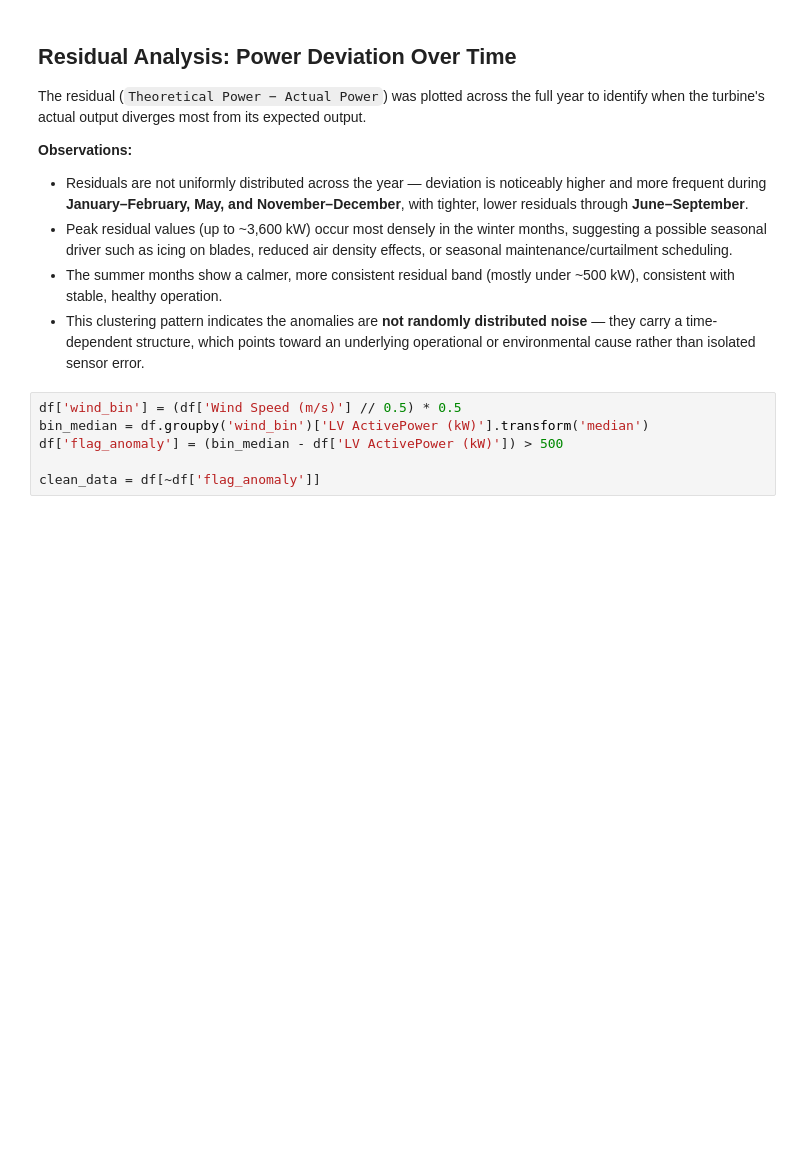
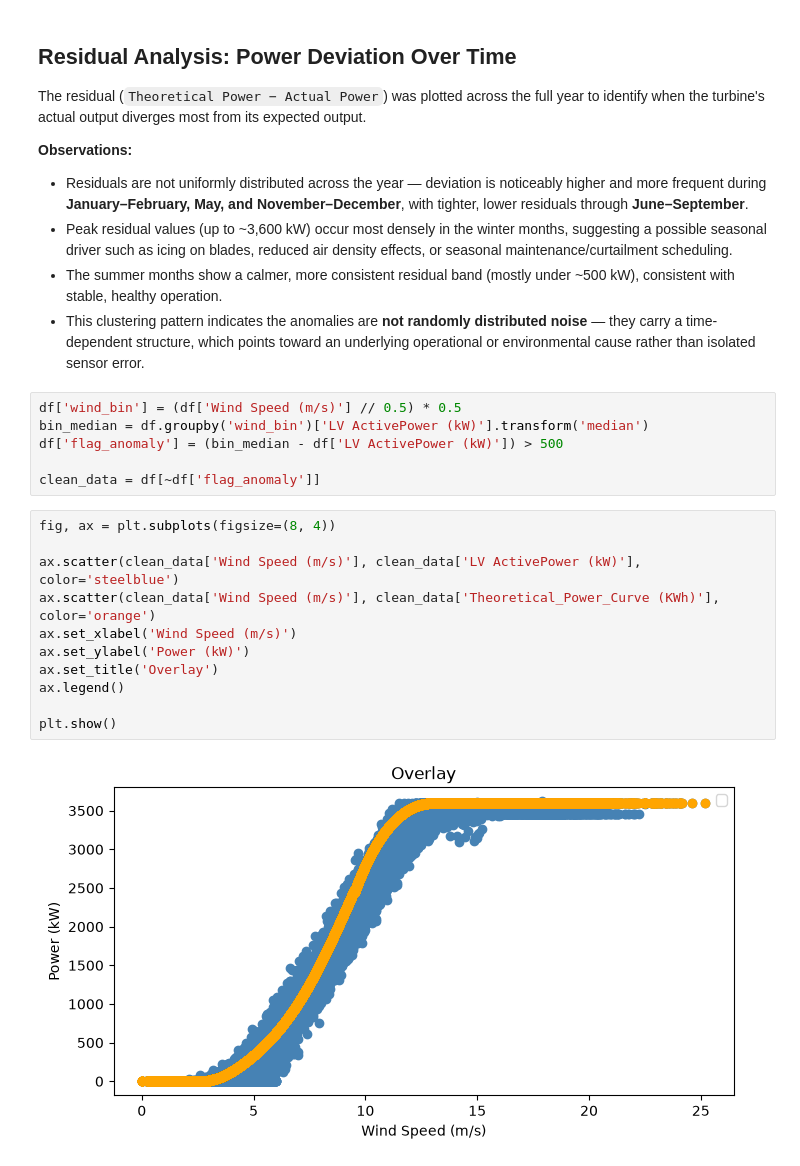
Before and after one commit to BilaalBakare/wind-turbine-anomaly-detection, a Jupyter notebook: eda.ipynb, the cells around one changed output. Drawn from its saved outputs; the diff is of its cells as text; blank space fills up the shorter version.

Commit message:
visualization of clean data

```diff
--- a/eda.ipynb
+++ b/eda.ipynb
@@ -123,3 +123,16 @@ bin_median = df.groupby('wind_bin')['LV ActivePower (kW)'].transform('median')
 df['flag_anomaly'] = (bin_median - df['LV ActivePower (kW)']) > 500
 
 clean_data = df[~df['flag_anomaly']]
+# %%
+fig, ax = plt.subplots(figsize=(8, 4))
+
+ax.scatter(clean_data['Wind Speed (m/s)'], clean_data['LV ActivePower (kW)'], color='steelblue')
+ax.scatter(clean_data['Wind Speed (m/s)'], clean_data['Theoretical_Power_Curve (KWh)'], color='orange')
+ax.set_xlabel('Wind Speed (m/s)')
+ax.set_ylabel('Power (kW)')
+ax.set_title('Overlay')
+ax.legend()
+
+plt.show()
+# %% [output]
+[figure, added]
```
